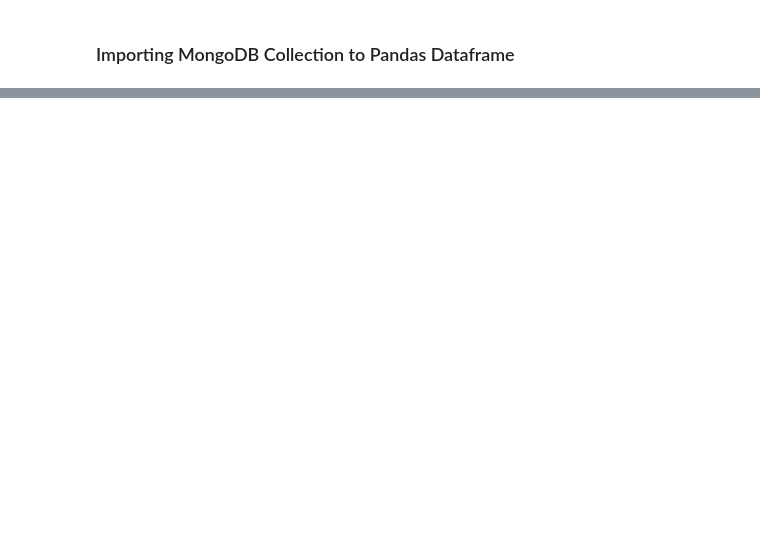
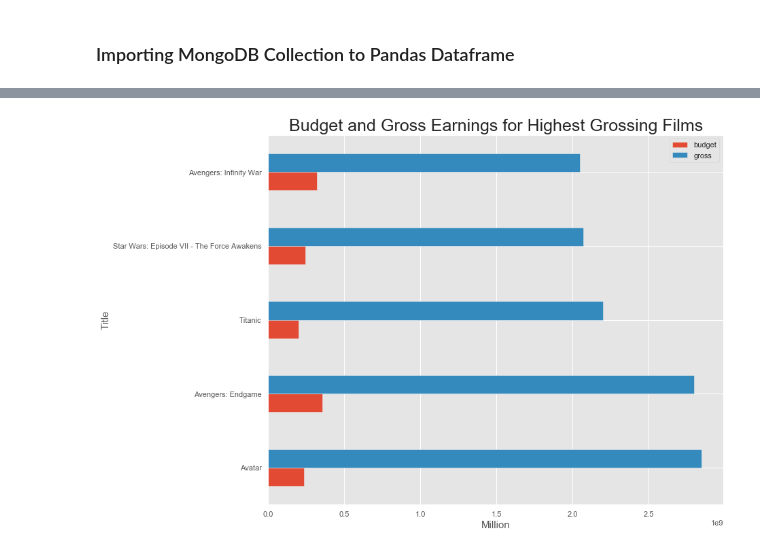
Before and after one commit to wi20b089/bdinf, a Jupyter notebook: Movies/movies-notebook.ipynb, the cells around one changed output, grey strips where cells are left out. Drawn from its saved outputs; the diff is of its cells as text; code cells hidden in the pictures; blank space fills up the shorter version.

```diff
--- a/Movies/movies-notebook.ipynb
+++ b/Movies/movies-notebook.ipynb
@@ -133,0 +161,5 @@ df.loc[df['Director'] == 'Jason Friedberg']
+# %%
+#Sort data by gross and view TOP 5 movies with highest gross earnings
+df_top5 = df2.sort_values(by=['gross'], inplace=False, ascending=False)
+df_top5 = df_top5.head()
+df_top5
@@ -133,0 +173,8 @@ df.loc[df['Director'] == 'Jason Friedberg']
+# %%
+df_top5.plot(kind='barh', x='name', y=['budget','gross'],  figsize=(12,10))
+plt.title('Budget and Gross Earnings for Highest Grossing Films', size=25)
+plt.xlabel('Million', size=15)
+plt.ylabel('Title', size=15)
+plt.show()
+# %% [output]
+[figure, added]
```
Also changed, not shown: parts of 37 cells of this notebook, 1 other file.
